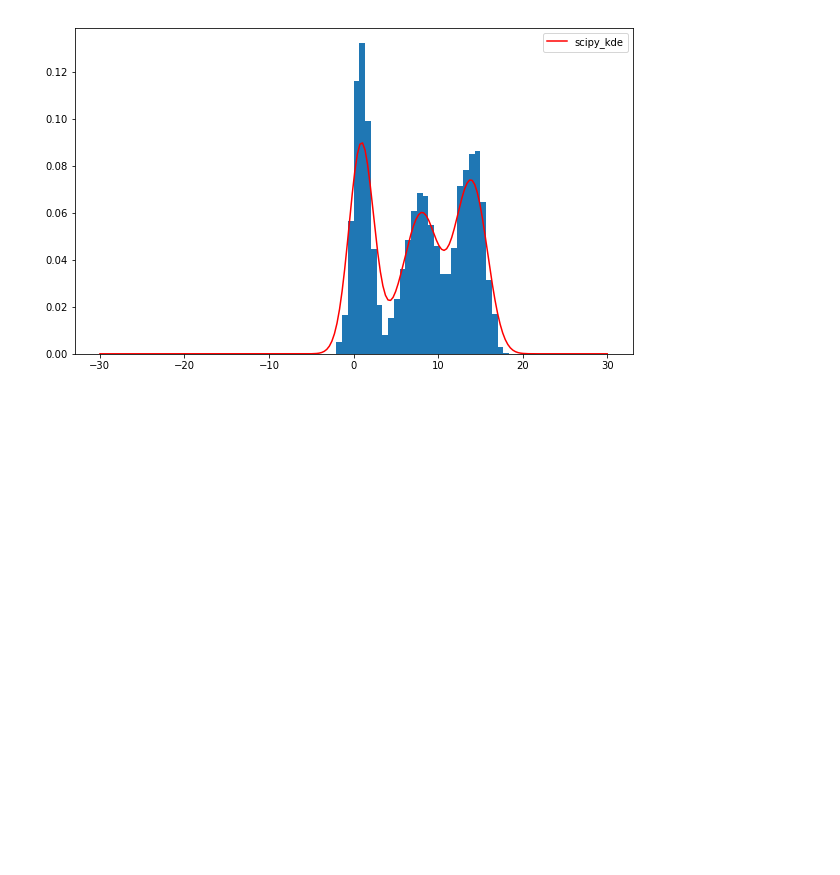
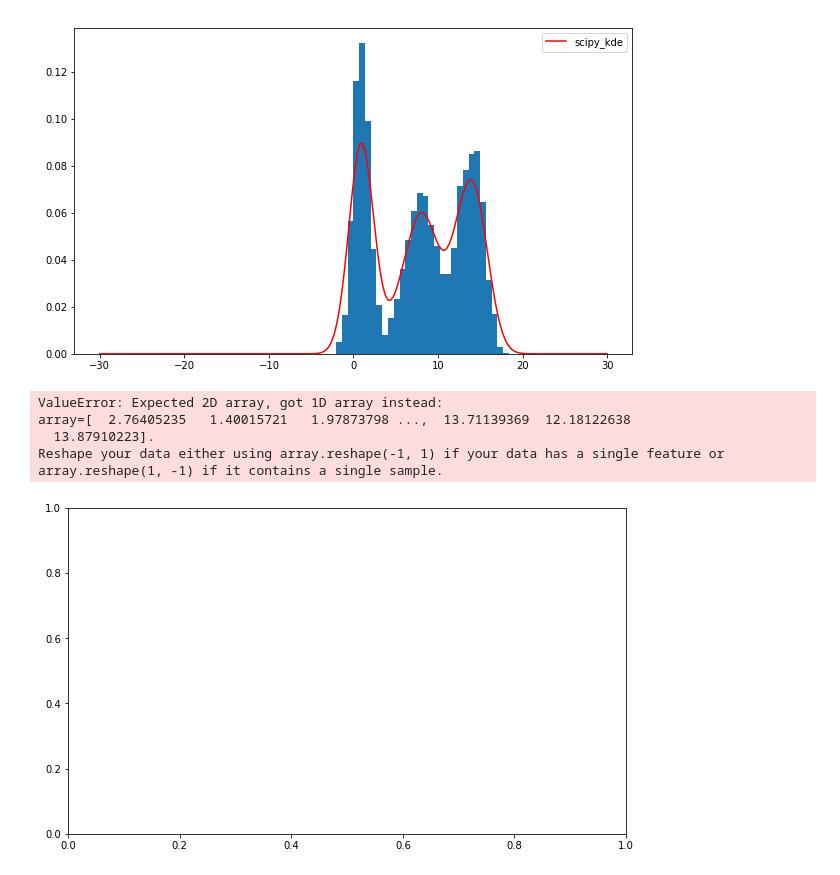
Before and after one commit to Ravikiran-Bhat-Git/learning_and_adaptivity, a Jupyter notebook: assignment03/LA03_Ex2_KDE.ipynb, the cells around one changed output. Cells and saved outputs as stored; diff of their text form; code cells hidden in the pictures; blank space fills up the shorter version.

```diff
--- a/assignment03/LA03_Ex2_KDE.ipynb
+++ b/assignment03/LA03_Ex2_KDE.ipynb
@@ -63,3 +66,16 @@ ax.legend(loc='best')
 # %% [output]
 <matplotlib.legend.Legend at 0x...>
 [figure]
+# %%
+# KDE Scikit learn
+fig, ax = plt.subplots(figsize=(10, 6))
+scikit_kde = KernelDensity(kernel='gaussian').fit(df.values.ravel())
+ax.hist(df.values, bins=30, normed=True)
+x = np.linspace(-30, 30, 200)
+ax.plot(x, scikit_kde)
+# %% [output]
+ValueError: Expected 2D array, got 1D array instead:
+array=[  2.76405235   1.40015721   1.97873798 ...,  13.71139369  12.18122638
+  13.87910223].
+Reshape your data either using array.reshape(-1, 1) if your data has a single feature or array.reshape(1, -1) if it contains a single sample.
+[figure, added]
```
Also changed, not shown: parts of 2 cells of this notebook.
